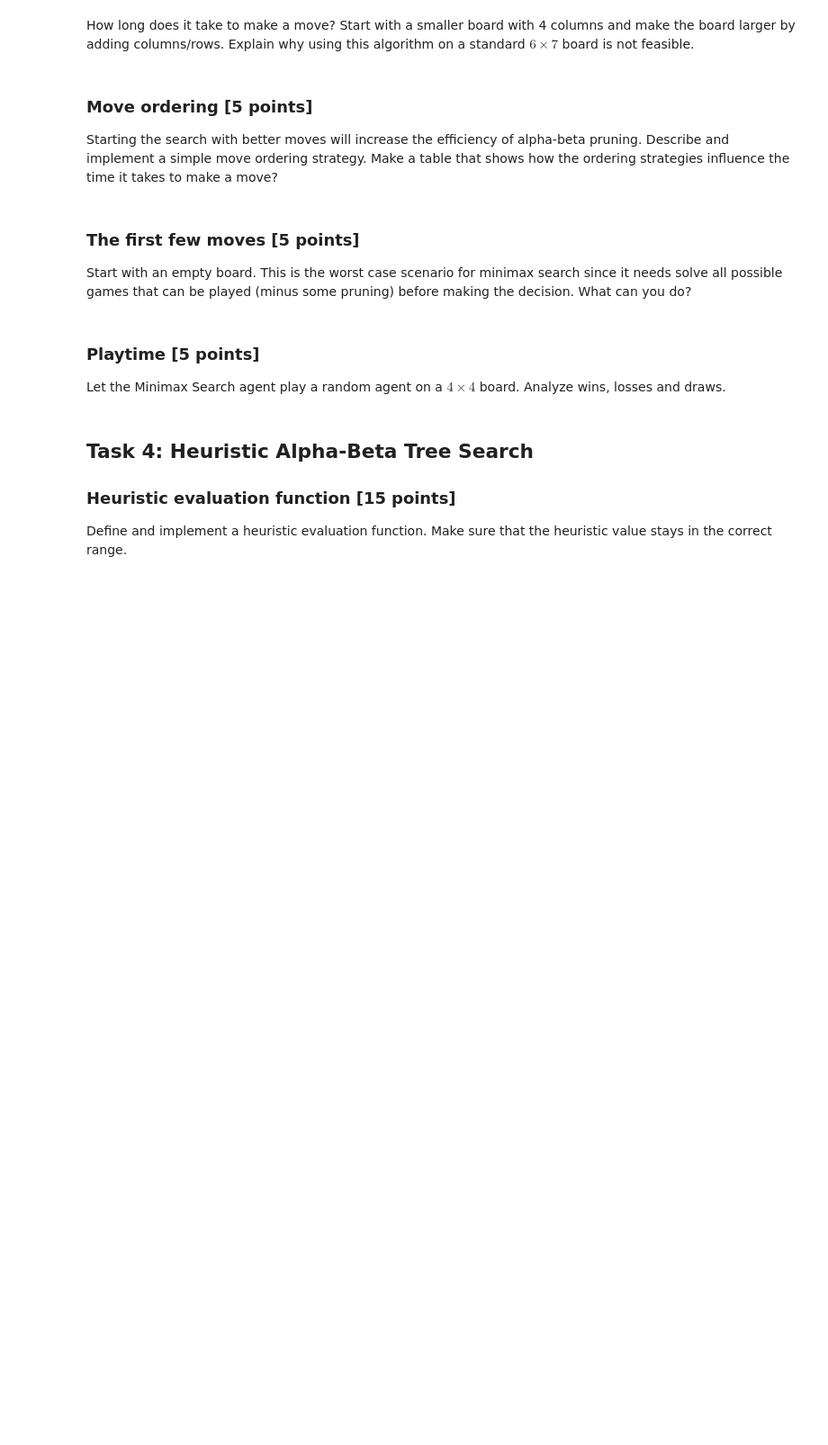
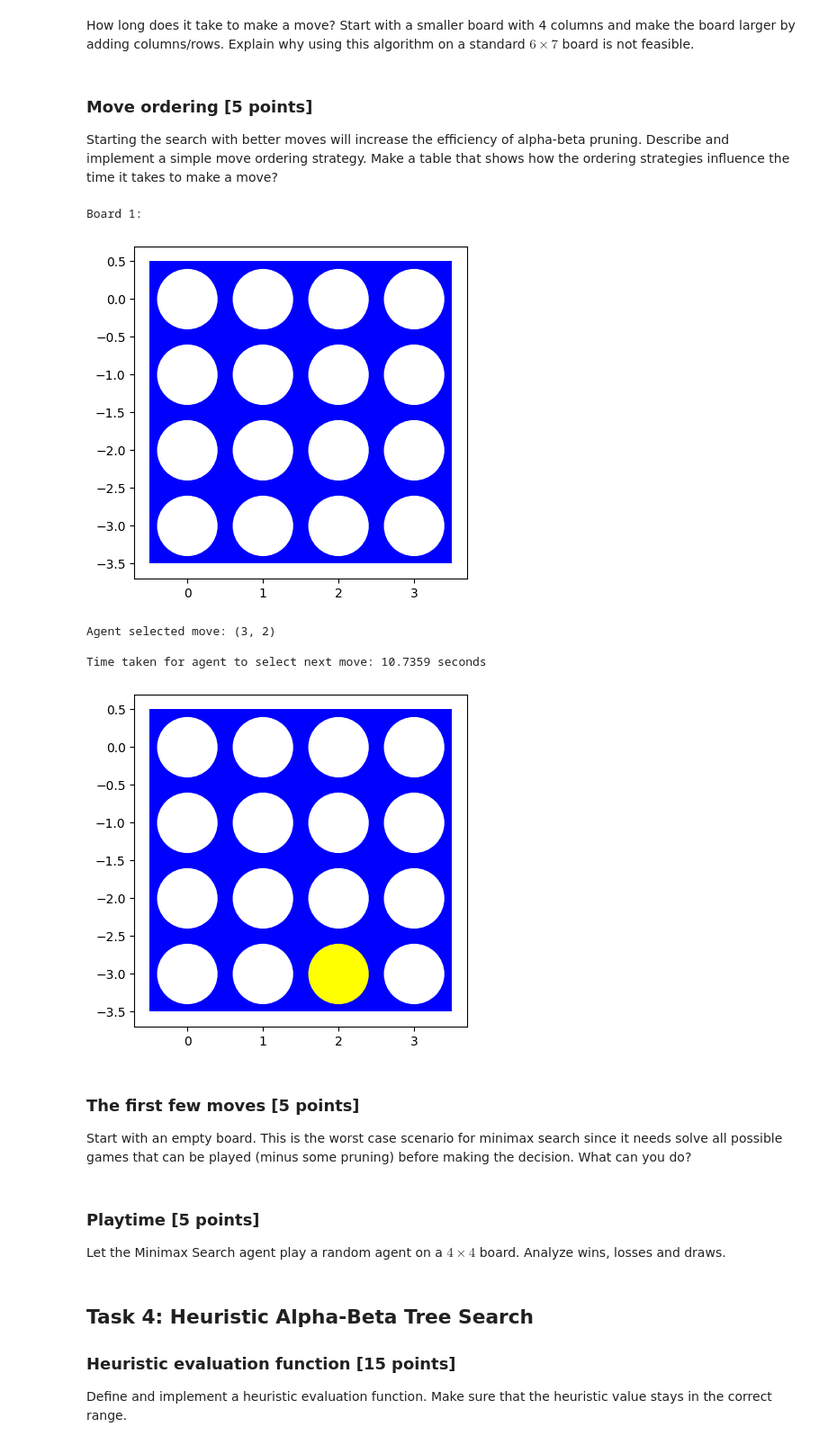
Before and after one commit to JamocaVisions/CodeCursor, a Jupyter notebook: Games/assignment_connect4.ipynb, the cells around one changed output. Shown at 90% size. Cells and saved outputs as stored; diff of their text form; code cells hidden in the pictures; blank space fills up the shorter version.

```diff
--- a/Games/assignment_connect4.ipynb
+++ b/Games/assignment_connect4.ipynb
@@ -473,3 +514,36 @@ Starting the search with better moves will increase the efficiency of alpha-beta
+# %%
+game = Game()
+
+# Test Boards
+boards = []
+
+board1 = np.array([
+    [0, 0, 0, 0],
+    [0, 0, 0, 0],
+    [0, 0, 0, 0],
+    [0, 0, 0, 0]
+])
+
+boards = [board1]
+for i, board in enumerate(boards, 1):
+    print(f"Board {i}:")
+    visualize(board)
+    start = time.time()
+    move = alpha_beta_search(game, board)
+    end = time.time()
+    print(f"Agent selected move: {move}\n")
+    print(f"Time taken for agent to select next move: {end - start:.4f} seconds")
+    player = game.to_move(board)
+    if move is not None:
+      board = result(board,player,move)
+      visualize(board)
+# %% [output]
+Board 1:
+[figure, added]
+Agent selected move: (3, 2)
+
+Time taken for agent to select next move: 10.7359 seconds
+[figure, added]
 # %% [markdown]
 ### The first few moves [5 points]
 
```
Also changed, not shown: parts of 16 cells of this notebook.
